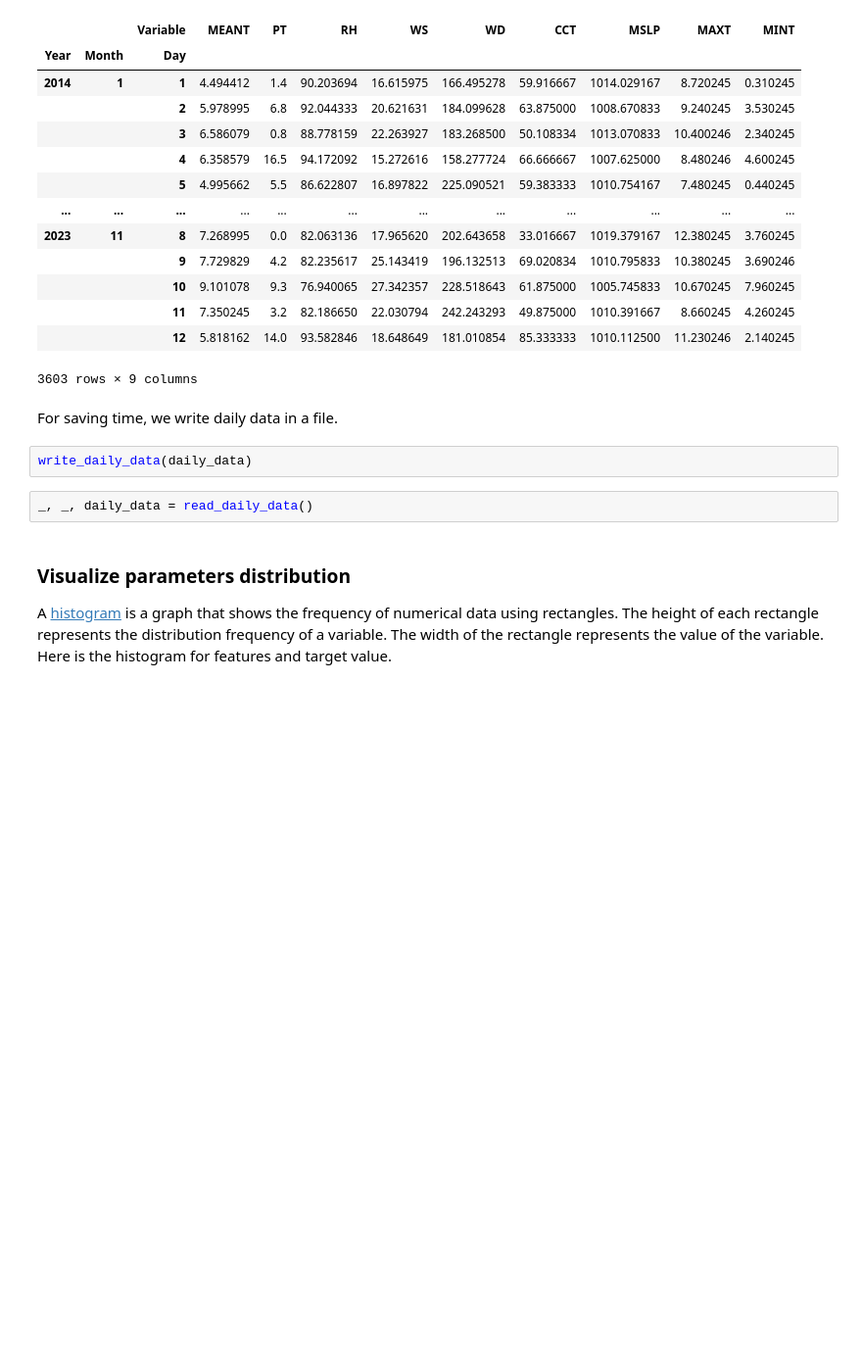
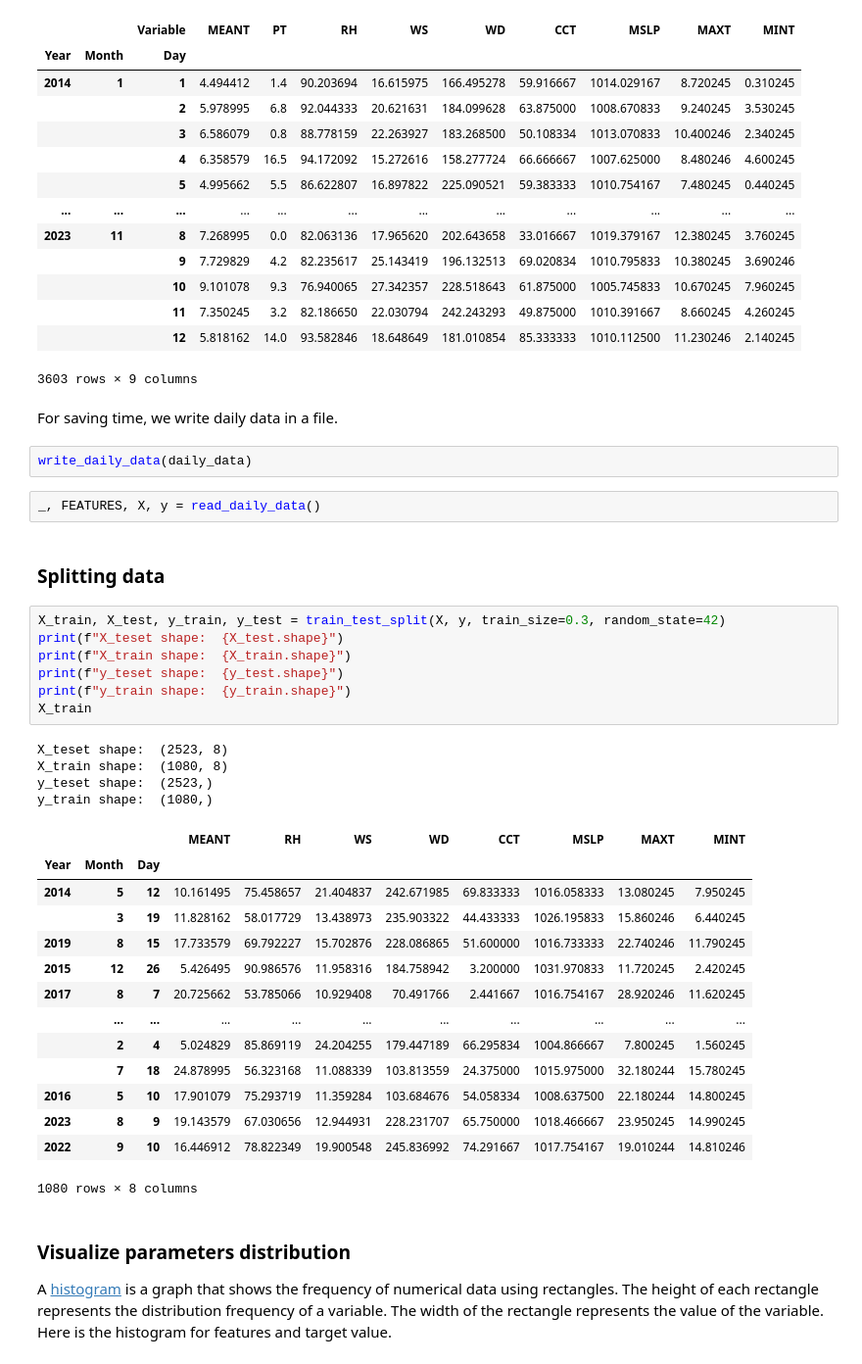
Before and after one commit to fraxea/weather, a Jupyter notebook: report.ipynb, the cells around one changed output. Shown at 98% size. Drawn from its saved outputs; the diff is of its cells as text; blank space fills up the shorter version.

```diff
--- a/report.ipynb
+++ b/report.ipynb
@@ -139,8 +84,36 @@ daily_data
 For saving time, we write daily data in a file.
 # %%
 write_daily_data(daily_data)
-# %%
-_, _, daily_data = read_daily_data()
+# %%
+_, FEATURES, X, y = read_daily_data()
+# %% [markdown]
+### Splitting data
+# %%
+X_train, X_test, y_train, y_test = train_test_split(X, y, train_size=0.3, random_state=42)
+print(f"X_teset shape:  {X_test.shape}")
+print(f"X_train shape:  {X_train.shape}")
+print(f"y_teset shape:  {y_test.shape}")
+print(f"y_train shape:  {y_train.shape}")
+X_train
+# %% [output]
+X_teset shape:  (2523, 8)
+X_train shape:  (1080, 8)
+y_teset shape:  (2523,)
+y_train shape:  (1080,)
+|  |  |  | MEANT | RH | WS | WD | CCT | MSLP | MAXT | MINT |
+| Year | Month | Day |  |  |  |  |  |  |  |  |
+| 2014 | 5 | 12 | 10.161495 | 75.458657 | 21.404837 | 242.671985 | 69.833333 | 1016.058333 | 13.080245 | 7.950245 |
+|  | 3 | 19 | 11.828162 | 58.017729 | 13.438973 | 235.903322 | 44.433333 | 1026.195833 | 15.860246 | 6.440245 |
+| 2019 | 8 | 15 | 17.733579 | 69.792227 | 15.702876 | 228.086865 | 51.600000 | 1016.733333 | 22.740246 | 11.790245 |
+| 2015 | 12 | 26 | 5.426495 | 90.986576 | 11.958316 | 184.758942 | 3.200000 | 1031.970833 | 11.720245 | 2.420245 |
+| 2017 | 8 | 7 | 20.725662 | 53.785066 | 10.929408 | 70.491766 | 2.441667 | 1016.754167 | 28.920246 | 11.620245 |
+|  | ... | ... | ... | ... | ... | ... | ... | ... | ... | ... |
+|  | 2 | 4 | 5.024829 | 85.869119 | 24.204255 | 179.447189 | 66.295834 | 1004.866667 | 7.800245 | 1.560245 |
+|  | 7 | 18 | 24.878995 | 56.323168 | 11.088339 | 103.813559 | 24.375000 | 1015.975000 | 32.180244 | 15.780245 |
+| 2016 | 5 | 10 | 17.901079 | 75.293719 | 11.359284 | 103.684676 | 54.058334 | 1008.637500 | 22.180244 | 14.800245 |
+| 2023 | 8 | 9 | 19.143579 | 67.030656 | 12.944931 | 228.231707 | 65.750000 | 1018.466667 | 23.950245 | 14.990245 |
+| 2022 | 9 | 10 | 16.446912 | 78.822349 | 19.900548 | 245.836992 | 74.291667 | 1017.754167 | 19.010244 | 14.810246 |
+1080 rows × 8 columns
 # %% [markdown]
 ### Visualize parameters distribution
 A [histogram](https://www.investopedia.com/terms/h/histogram.asp#:~:text=A%20histogram%20is%20a%20graph,how%20often%20that%20variable%20appears) is a graph that shows the frequency of numerical data using rectangles. The height of each rectangle represents the distribution frequency of a variable. The width of the rectangle represents the value of the variable. Here is the histogram for features and target value.
```
Also changed, not shown: parts of 16 cells of this notebook, 2 other files.
